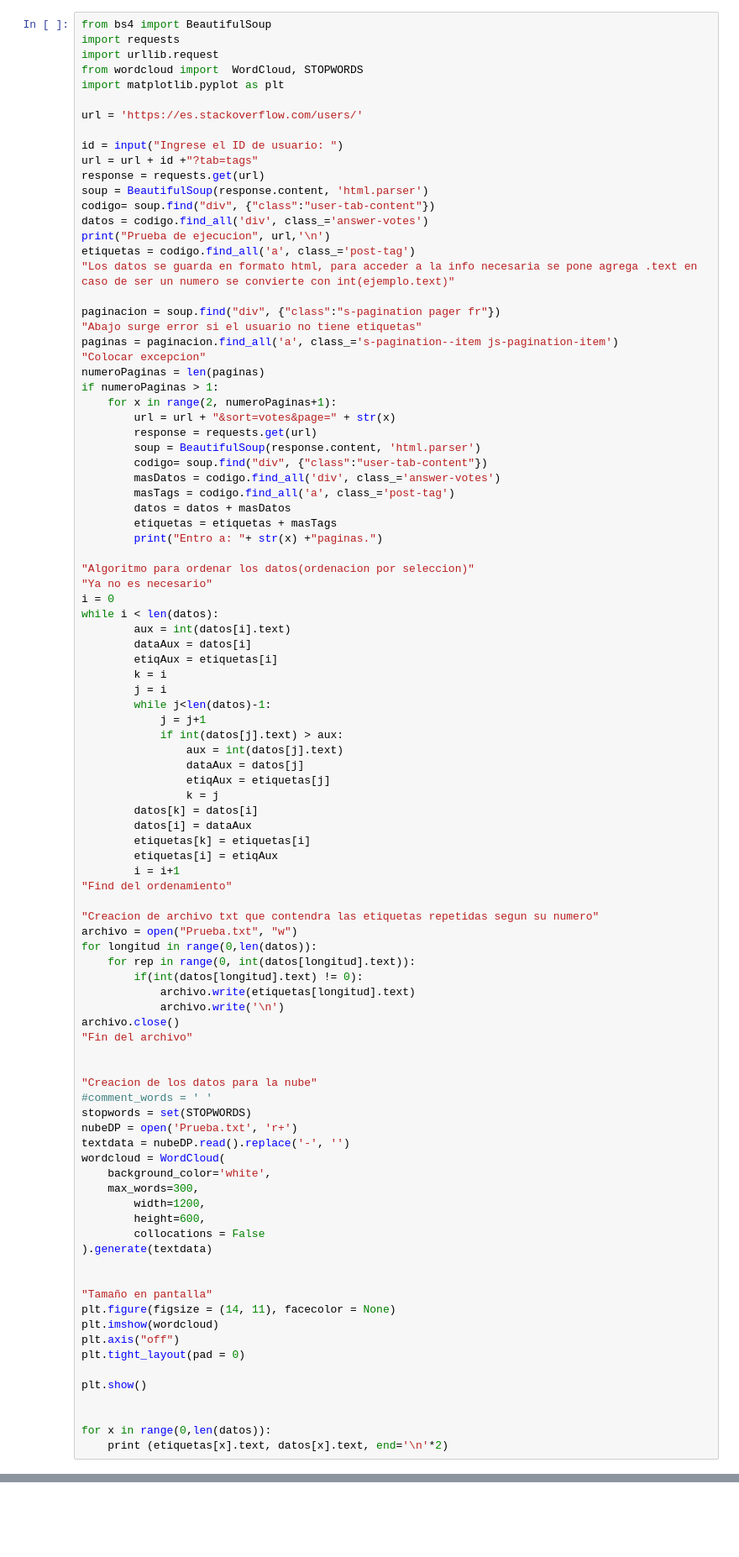
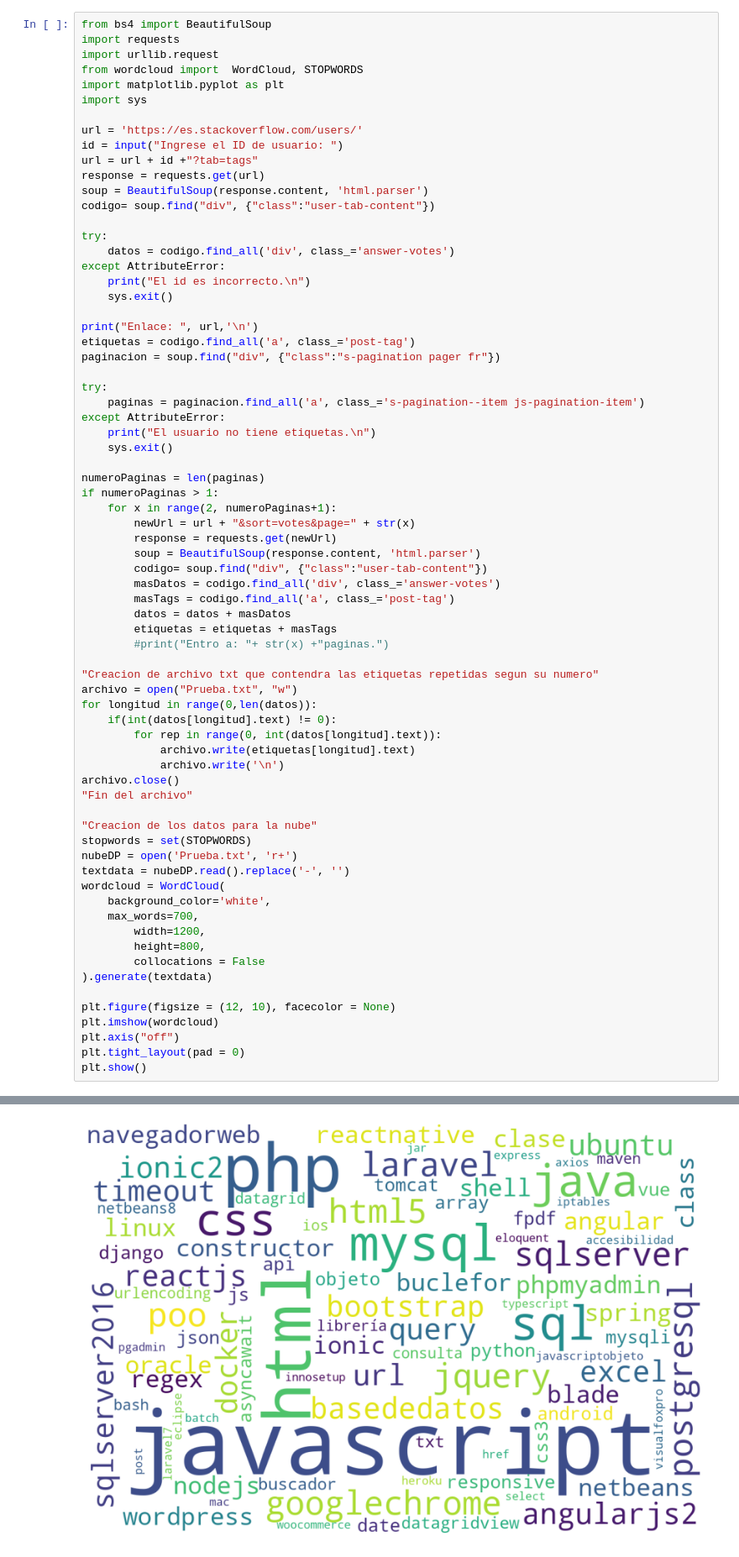
Before and after one commit to aarondav1/Proyecto-nube-de-palabras, a Jupyter notebook: ProyectoNubeDePalabras.ipynb, the cells around one changed output, grey strips where cells are left out. Shown: that part at 84% size. Saved outputs shown, nothing was run; the diff lists cells and outputs as text; blank space fills up the shorter version.

Commit message:
Versión 1.3(Final)
En esta ultima iteración se elimina código innecesario, se mejora la presentación de la nube de palabras, y  se añade control para un par de posibles excepciones.

```diff
--- a/ProyectoNubeDePalabras.ipynb
+++ b/ProyectoNubeDePalabras.ipynb
@@ -6,92 +6,69 @@ import requests
 import urllib.request
 from wordcloud import  WordCloud, STOPWORDS
 import matplotlib.pyplot as plt
+import sys
 
 url = 'https://es.stackoverflow.com/users/'
-
 id = input("Ingrese el ID de usuario: ")
 url = url + id +"?tab=tags"
 response = requests.get(url)
 soup = BeautifulSoup(response.content, 'html.parser')
 codigo= soup.find("div", {"class":"user-tab-content"})
-datos = codigo.find_all('div', class_='answer-votes')
-print("Prueba de ejecucion", url,'\n')
+
+try:
+	datos = codigo.find_all('div', class_='answer-votes')
+except AttributeError:
+	print("El id es incorrecto.\n")
+	sys.exit()
+
+print("Enlace: ", url,'\n')
 etiquetas = codigo.find_all('a', class_='post-tag')
-"Los datos se guarda en formato html, para acceder a la info necesaria se pone agrega .text en caso de ser un numero se convierte con int(ejemplo.text)"
+paginacion = soup.find("div", {"class":"s-pagination pager fr"})
 
-paginacion = soup.find("div", {"class":"s-pagination pager fr"})
-"Abajo surge error si el usuario no tiene etiquetas"
-paginas = paginacion.find_all('a', class_='s-pagination--item js-pagination-item')
-"Colocar excepcion"
+try:
+	paginas = paginacion.find_all('a', class_='s-pagination--item js-pagination-item')
+except AttributeError:
+	print("El usuario no tiene etiquetas.\n")
+	sys.exit()
+
 numeroPaginas = len(paginas)
 if numeroPaginas > 1:
 	for x in range(2, numeroPaginas+1):
-		url = url + "&sort=votes&page=" + str(x)
-		response = requests.get(url)
+		newUrl = url + "&sort=votes&page=" + str(x)
+		response = requests.get(newUrl)
 		soup = BeautifulSoup(response.content, 'html.parser')
 		codigo= soup.find("div", {"class":"user-tab-content"})
 		masDatos = codigo.find_all('div', class_='answer-votes')
 		masTags = codigo.find_all('a', class_='post-tag')
 		datos = datos + masDatos
 		etiquetas = etiquetas + masTags
-		print("Entro a: "+ str(x) +"paginas.")
-
-"Algoritmo para ordenar los datos(ordenacion por seleccion)"
-"Ya no es necesario"
-i = 0
-while i < len(datos):
-		aux = int(datos[i].text)
-		dataAux = datos[i]
-		etiqAux = etiquetas[i]
-		k = i
-		j = i
-		while j<len(datos)-1:
-			j = j+1
-			if int(datos[j].text) > aux:
-				aux = int(datos[j].text)
-				dataAux = datos[j]
-				etiqAux = etiquetas[j]
-				k = j
-		datos[k] = datos[i]
-		datos[i] = dataAux
-		etiquetas[k] = etiquetas[i]
-		etiquetas[i] = etiqAux
-		i = i+1
-"Find del ordenamiento"
+		#print("Entro a: "+ str(x) +"paginas.")
 
 "Creacion de archivo txt que contendra las etiquetas repetidas segun su numero"
 archivo = open("Prueba.txt", "w")
 for longitud in range(0,len(datos)):
-	for rep in range(0, int(datos[longitud].text)):
-		if(int(datos[longitud].text) != 0):
+	if(int(datos[longitud].text) != 0):
+		for rep in range(0, int(datos[longitud].text)):
 			archivo.write(etiquetas[longitud].text)
 			archivo.write('\n')
 archivo.close()
 "Fin del archivo"
 
-
 "Creacion de los datos para la nube"
-#comment_words = ' '
 stopwords = set(STOPWORDS)
 nubeDP = open('Prueba.txt', 'r+')
 textdata = nubeDP.read().replace('-', '')
 wordcloud = WordCloud(
     background_color='white',
-    max_words=300,
+    max_words=700,
 		width=1200,
-		height=600,
+		height=800,
 		collocations = False
 ).generate(textdata)
 
-
-"Tamaño en pantalla"
-plt.figure(figsize = (14, 11), facecolor = None)
+plt.figure(figsize = (12, 10), facecolor = None)
 plt.imshow(wordcloud)
 plt.axis("off")
 plt.tight_layout(pad = 0)
-
 plt.show()
-
-
-for x in range(0,len(datos)):
-    print (etiquetas[x].text, datos[x].text, end='\n'*2)
+# %% [output]
@@ -97,0 +77 @@ for x in range(0,len(datos)):
+[figure, added]
```
Also changed, not shown: parts of 2 cells of this notebook.
